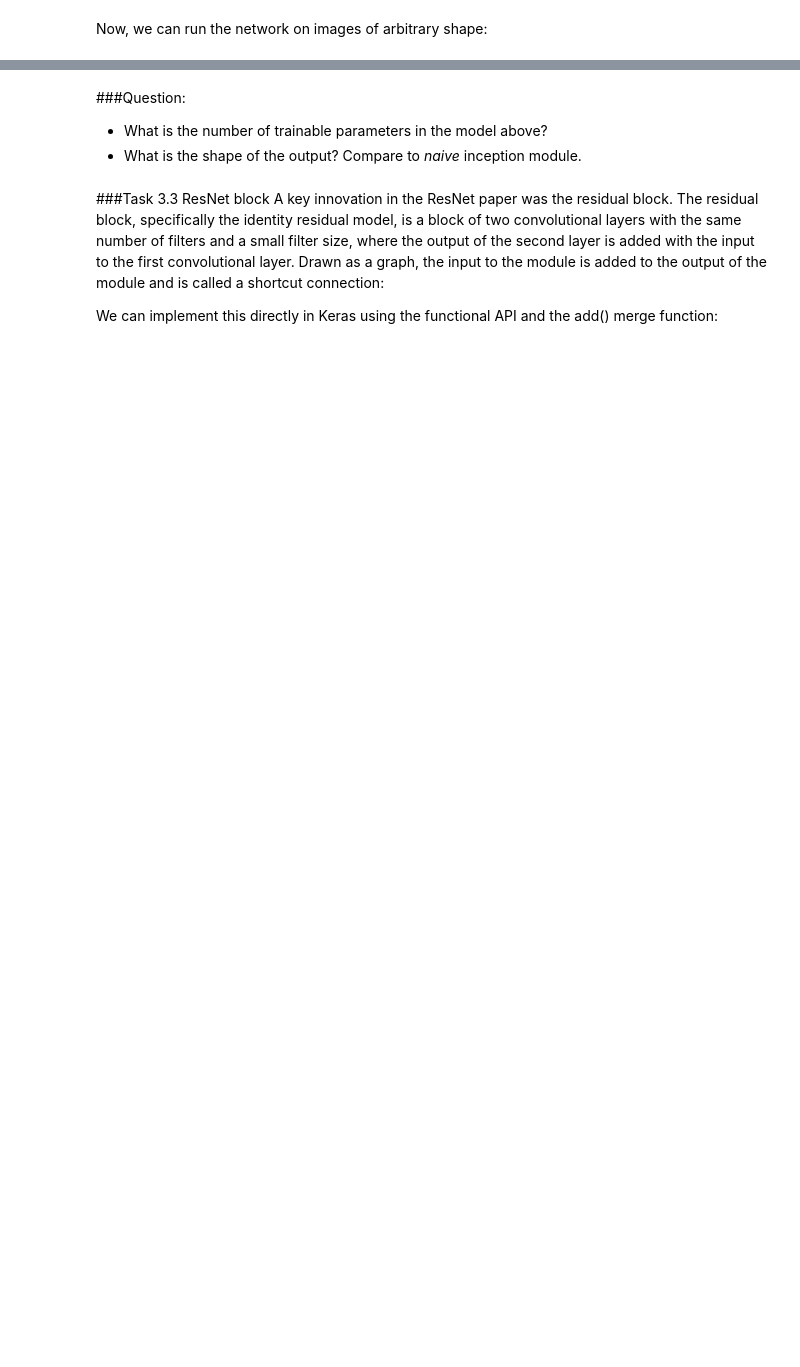
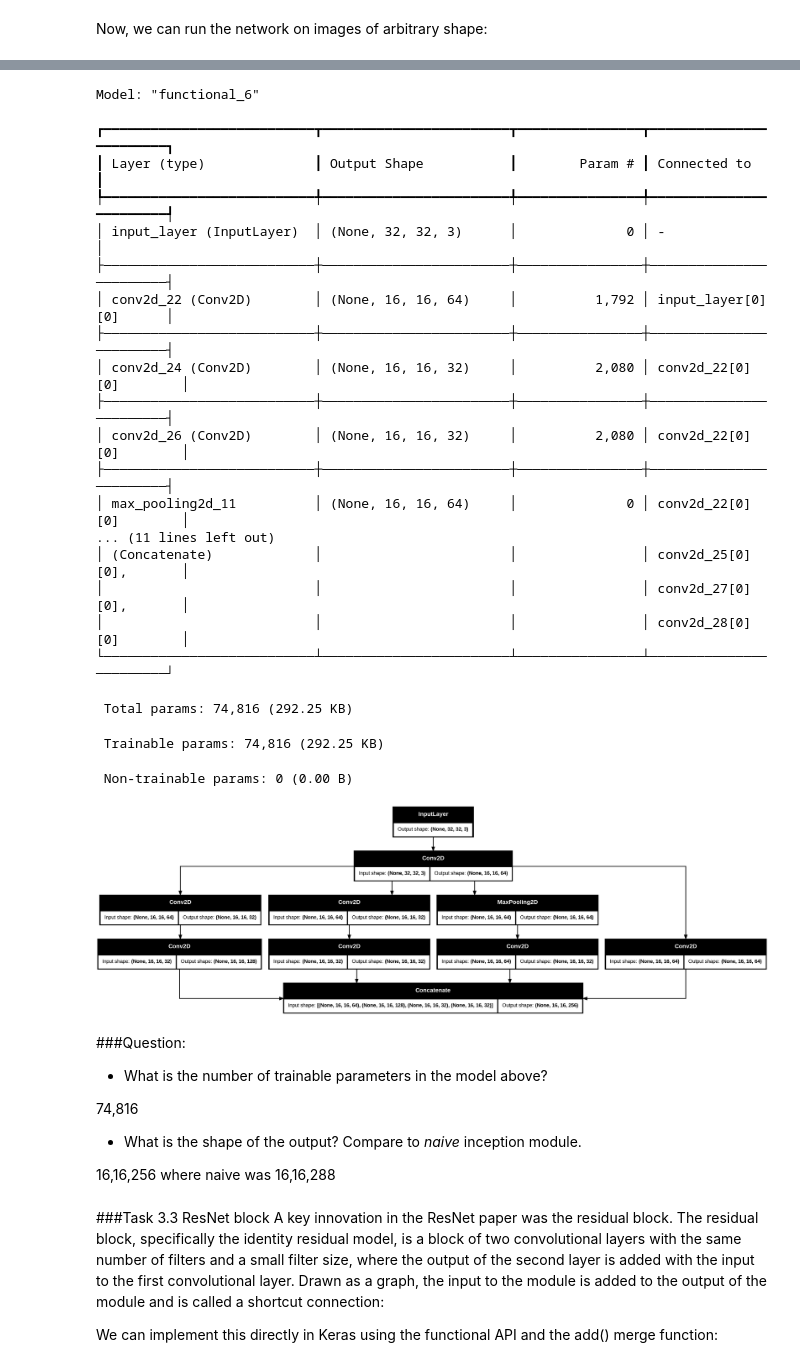
Before and after one commit to andersjes/Deep-Learning, a Jupyter notebook: Lab8_ConvNet_Architectures.ipynb, the cells around one changed output, grey strips where cells are left out. Cells and saved outputs as stored; diff of their text form; code cells hidden in the pictures; blank space fills up the shorter version.

```diff
--- a/Lab8_ConvNet_Architectures.ipynb
+++ b/Lab8_ConvNet_Architectures.ipynb
@@ -607,36 +737,64 @@ Below is a template for implementing and testing an inception module. Your task
 # %%
 def inception_module(x, f1=64, f3=128, f5=32, f3_reduce=32, f5_reduce=32, fpool_reduce=32):
   # 1x1 conv
-  conv1 = Conv2D(filters=???, kernel_size=???, padding=???, activation='relu')(x)
+  conv1 = Conv2D(filters=f1, kernel_size=(1,1), padding='same', activation='relu')(x)
   # 3x3 conv
-  conv3_reduce = Conv2D(filters=???, kernel_size=???, padding=???, activation='relu')(x)
-  conv3 = Conv2D(filters=???, kernel_size=???, padding=???, activation='relu')(conv3_reduce)
+  conv3_reduce = Conv2D(filters=f3_reduce, kernel_size=(1,1), padding='same', activation='relu')(x)
+  conv3 = Conv2D(filters=f3, kernel_size=(3,3), padding='same', activation='relu')(conv3_reduce)
   # 5x5 conv
-  conv5_reduce = Conv2D(filters=???, kernel_size=???, padding=???, activation='relu')(x)
-  conv5 = Conv2D(filters=???, kernel_size=???, padding=???, activation='relu')(conv5_reduce)
+  conv5_reduce = Conv2D(filters=f5_reduce, kernel_size=(1,1), padding='same', activation='relu')(x)
+  conv5 = Conv2D(filters=f5, kernel_size=(5,5), padding='same', activation='relu')(conv5_reduce)
   # 3x3 max pooling
-  pool = MaxPooling2D(pool_size=(3,3), strides=???, padding='same')(x)
-  pool_reduce = Conv2D(filters=???, kernel_size=???, padding='same', activation='relu')(pool)
+  pool = MaxPooling2D(pool_size=(3,3), strides=(1,1), padding='same')(x)
+  pool_reduce = Conv2D(filters=fpool_reduce, kernel_size=(1,1), padding='same', activation='relu')(pool)
   # concatenate filters, assumes filters/channels last
   y = Concatenate()([conv1, conv3, conv5, pool_reduce])
   return y
 
 # Prior convolution(s) - not part of the inception module
 x = Conv2D(64, kernel_size=(3, 3), strides=2, padding='same',activation='relu')(inputs)
 
 # Add inception block
 layer = inception_module(x)
 
 # create model
 model = Model(inputs=inputs, outputs=layer)
 model.summary()
 
 # plot model architecture
 plot_model(model, show_shapes=True)
+# %% [output]
+Model: "functional_6"
+┏━━━━━━━━━━━━━━━━━━━━━━━━━━━┳━━━━━━━━━━━━━━━━━━━━━━━━┳━━━━━━━━━━━━━━━━┳━━━━━━━━━━━━━━━━━━━━━━━━┓
+┃ Layer (type)              ┃ Output Shape           ┃        Param # ┃ Connected to           ┃
+┡━━━━━━━━━━━━━━━━━━━━━━━━━━━╇━━━━━━━━━━━━━━━━━━━━━━━━╇━━━━━━━━━━━━━━━━╇━━━━━━━━━━━━━━━━━━━━━━━━┩
+│ input_layer (InputLayer)  │ (None, 32, 32, 3)      │              0 │ -                      │
+├───────────────────────────┼────────────────────────┼────────────────┼────────────────────────┤
+│ conv2d_22 (Conv2D)        │ (None, 16, 16, 64)     │          1,792 │ input_layer[0][0]      │
+├───────────────────────────┼────────────────────────┼────────────────┼────────────────────────┤
+│ conv2d_24 (Conv2D)        │ (None, 16, 16, 32)     │          2,080 │ conv2d_22[0][0]        │
+├───────────────────────────┼────────────────────────┼────────────────┼────────────────────────┤
+│ conv2d_26 (Conv2D)        │ (None, 16, 16, 32)     │          2,080 │ conv2d_22[0][0]        │
+├───────────────────────────┼────────────────────────┼────────────────┼────────────────────────┤
+│ max_pooling2d_11          │ (None, 16, 16, 64)     │              0 │ conv2d_22[0][0]        │
+... (11 lines left out)
+│ (Concatenate)             │                        │                │ conv2d_25[0][0],       │
+│                           │                        │                │ conv2d_27[0][0],       │
+│                           │                        │                │ conv2d_28[0][0]        │
+└───────────────────────────┴────────────────────────┴────────────────┴────────────────────────┘
+ Total params: 74,816 (292.25 KB)
+ Trainable params: 74,816 (292.25 KB)
+ Non-trainable params: 0 (0.00 B)
+[figure, added]
 # %% [markdown]
 ###Question:
 - What is the number of trainable parameters in the model above?
+
+74,816
+
 - What is the shape of the output? Compare to *naive* inception module.
+
+16,16,256 where naive was 16,16,288
 # %% [markdown]
 ###Task 3.3 ResNet block
 A key innovation in the ResNet paper was the residual block. The residual block, specifically the identity residual model, is a block of two convolutional layers with the same number of filters and a small filter size, where the output of the second layer is added with the input to the first convolutional layer. Drawn as a graph, the input to the module is added to the output of the module and is called a shortcut connection:
```
Also changed, not shown: parts of 16 cells of this notebook.
